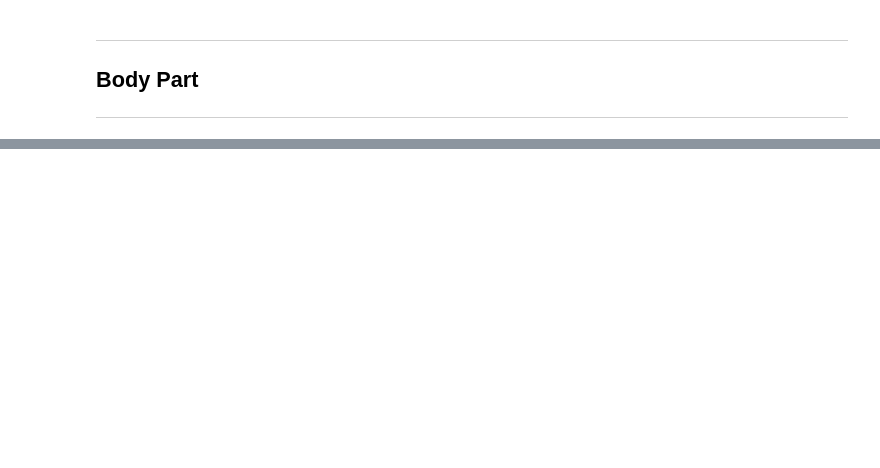
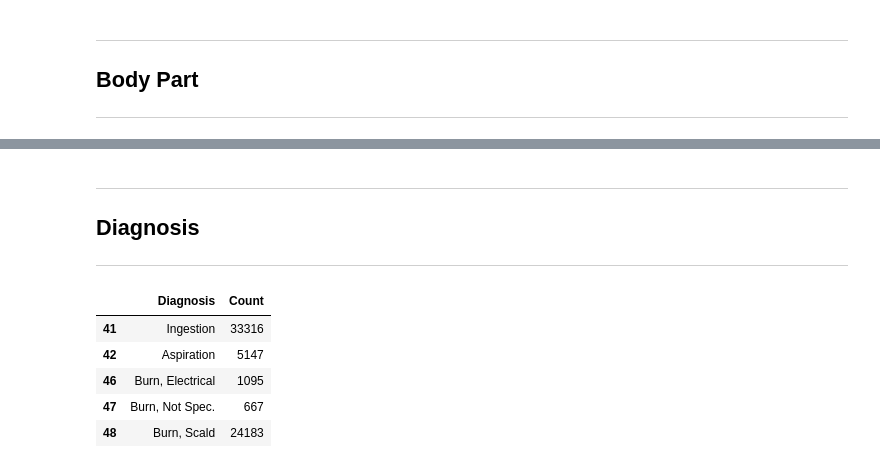
Before and after one commit to tamimcm416/product_injury, a Jupyter notebook: code/data_prep_injuries.ipynb, the cells around one changed output, grey strips where cells are left out. Saved outputs shown, nothing was run; the diff lists cells and outputs as text; code cells hidden in the pictures; blank space fills up the shorter version.

```diff
--- a/code/data_prep_injuries.ipynb
+++ b/code/data_prep_injuries.ipynb
@@ -523,0 +416,19 @@ temp_race_df
+# %% [markdown]
+***
+## Diagnosis
+***
+# %%
+# Review Diagnosis data
+temp_inj_df = pd.DataFrame(injuries_df['Diagnosis'].value_counts())
+temp_codes_df = codes_df[codes_df['Code'] == 'DIAG'].drop(columns='Code').set_index('Value')
+temp_diag_df = pd.concat([temp_codes_df, temp_inj_df], axis=1).dropna()
+temp_diag_df.columns = ['Diagnosis', 'Count']
+temp_diag_df['Count'] = temp_diag_df['Count'].astype('int32')
+temp_diag_df.dropna().head()
+# %% [output]
+|  | Diagnosis | Count |
+| 41 | Ingestion | 33316 |
+| 42 | Aspiration | 5147 |
+| 46 | Burn, Electrical | 1095 |
+| 47 | Burn, Not Spec. | 667 |
+| 48 | Burn, Scald | 24183 |
```
Also changed, not shown: parts of 34 cells of this notebook, 1 other file.
